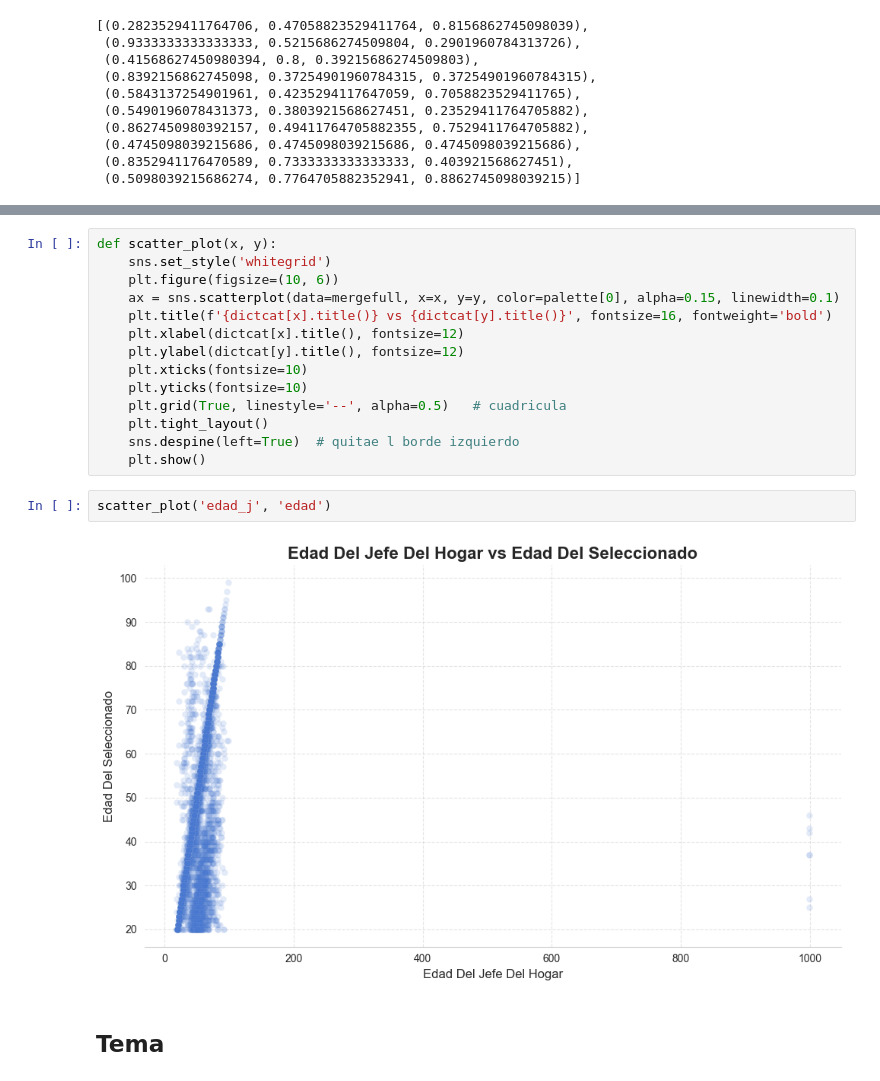
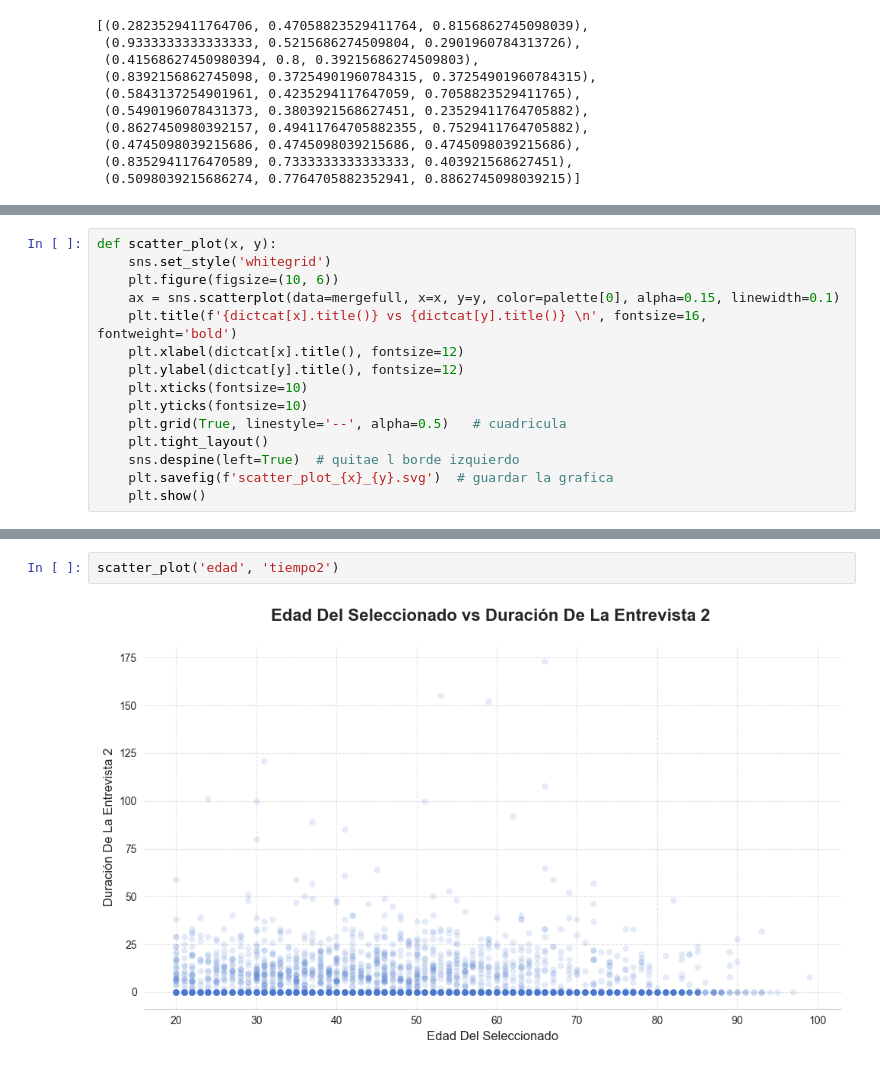
Before and after one commit to heritaco/Data-Mining, a Jupyter notebook: 04-Ensanut/Lab3_Arroyo_Espino_V1.ipynb, the cells around one changed output, grey strips where cells are left out. Drawn from its saved outputs; the diff is of its cells as text.

```diff
--- a/04-Ensanut/Lab3_Arroyo_Espino_V1.ipynb
+++ b/04-Ensanut/Lab3_Arroyo_Espino_V1.ipynb
@@ -351,0 +437,15 @@ def box_plot(column):
+# %%
+def scatter_plot(x, y):
+    sns.set_style('whitegrid')
+    plt.figure(figsize=(10, 6))
+    ax = sns.scatterplot(data=mergefull, x=x, y=y, color=palette[0], alpha=0.15, linewidth=0.1)
+    plt.title(f'{dictcat[x].title()} vs {dictcat[y].title()} \n', fontsize=16, fontweight='bold')
+    plt.xlabel(dictcat[x].title(), fontsize=12)
+    plt.ylabel(dictcat[y].title(), fontsize=12)
+    plt.xticks(fontsize=10)
+    plt.yticks(fontsize=10)
+    plt.grid(True, linestyle='--', alpha=0.5)   # cuadricula
+    plt.tight_layout()
+    sns.despine(left=True)  # quitae l borde izquierdo
+    plt.savefig(f'scatter_plot_{x}_{y}.svg')  # guardar la grafica
+    plt.show()
@@ -424,20 +462,4 @@ heatmap('edad', 'edad_j')
-# %%
-def scatter_plot(x, y):
-    sns.set_style('whitegrid')
-    plt.figure(figsize=(10, 6))
-    ax = sns.scatterplot(data=mergefull, x=x, y=y, color=palette[0], alpha=0.15, linewidth=0.1)
-    plt.title(f'{dictcat[x].title()} vs {dictcat[y].title()}', fontsize=16, fontweight='bold')
-    plt.xlabel(dictcat[x].title(), fontsize=12)
-    plt.ylabel(dictcat[y].title(), fontsize=12)
-    plt.xticks(fontsize=10)
-    plt.yticks(fontsize=10)
-    plt.grid(True, linestyle='--', alpha=0.5)   # cuadricula
-    plt.tight_layout()
-    sns.despine(left=True)  # quitae l borde izquierdo
-    plt.show()
 # %%
-scatter_plot('edad_j', 'edad')
+scatter_plot('edad', 'tiempo2')
 # %% [output]
-[figure, old version]
+[figure, new version]
-# %% [markdown]
-## Tema
```
Also changed, not shown: parts of 26 cells of this notebook, 25 other files.
